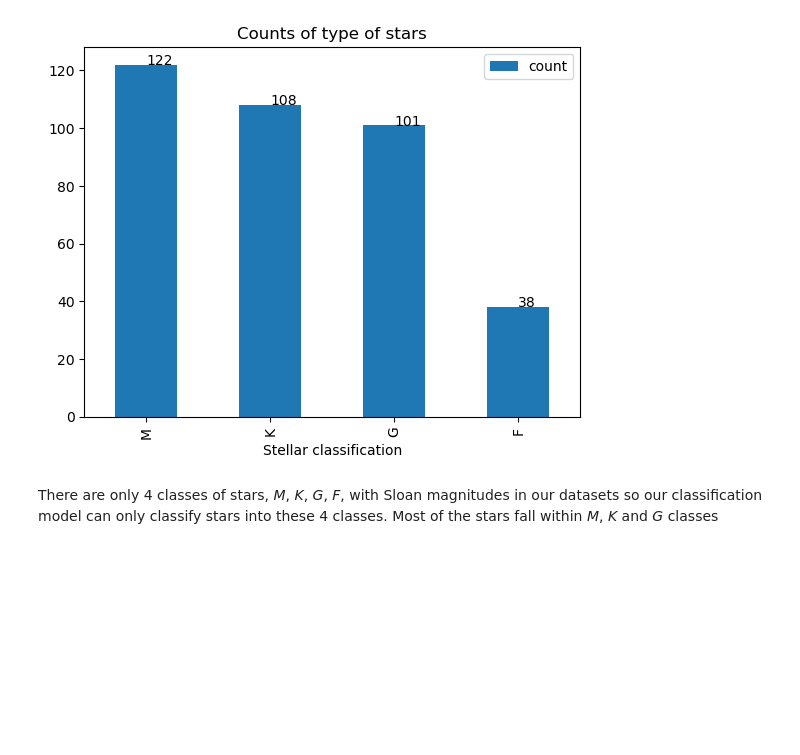
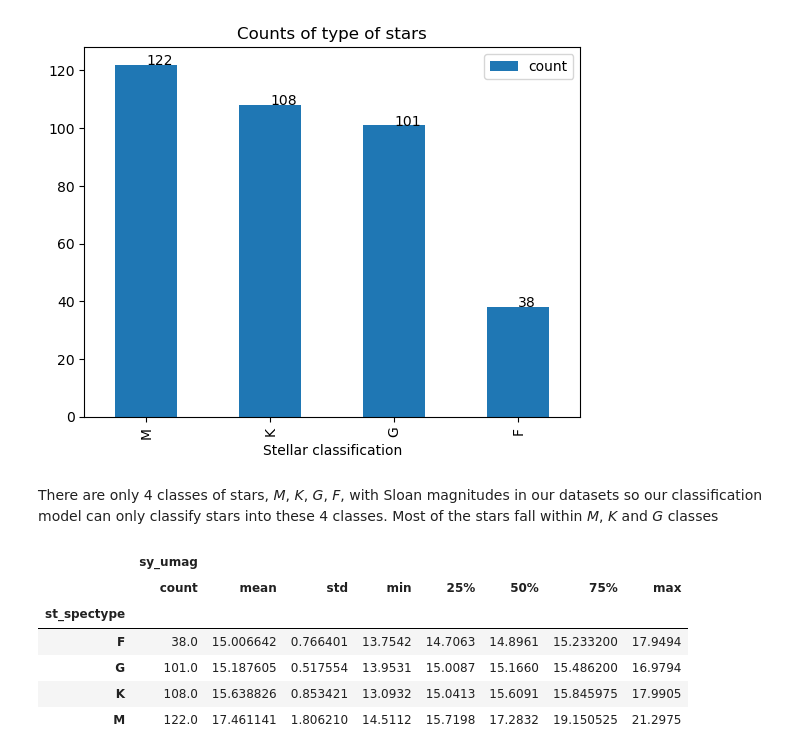
Before and after one commit to DSCI-310-2024/DSC310-Group16-Stellar_Classification, a Jupyter notebook: Spectral_type_classification_report.ipynb, the cells around one changed output. Saved outputs shown, nothing was run; the diff lists cells and outputs as text; code cells hidden in the pictures; blank space fills up the shorter version.

```diff
--- a/Spectral_type_classification_report.ipynb
+++ b/Spectral_type_classification_report.ipynb
@@ -98,3 +97,13 @@ for col in types_summ.columns:
 [figure]
 # %% [markdown]
 There are only 4 classes of stars, *M*, *K*, *G*, *F*, with Sloan magnitudes in our datasets so our classification model can only classify stars into these 4 classes. Most of the stars fall within *M*, *K* and *G* classes
+# %%
+display(only_stars_data[['st_spectype', 'sy_umag']].groupby('st_spectype').describe())
+# %% [output]
+|  | sy_umag |  |  |  |  |  |  |  |
+|  | count | mean | std | min | 25% | 50% | 75% | max |
+| st_spectype |  |  |  |  |  |  |  |  |
+| F | 38.0 | 15.006642 | 0.766401 | 13.7542 | 14.7063 | 14.8961 | 15.233200 | 17.9494 |
+| G | 101.0 | 15.187605 | 0.517554 | 13.9531 | 15.0087 | 15.1660 | 15.486200 | 16.9794 |
+| K | 108.0 | 15.638826 | 0.853421 | 13.0932 | 15.0413 | 15.6091 | 15.845975 | 17.9905 |
+| M | 122.0 | 17.461141 | 1.806210 | 14.5112 | 15.7198 | 17.2832 | 19.150525 | 21.2975 |
```
Also changed, not shown: parts of 10 cells of this notebook.
